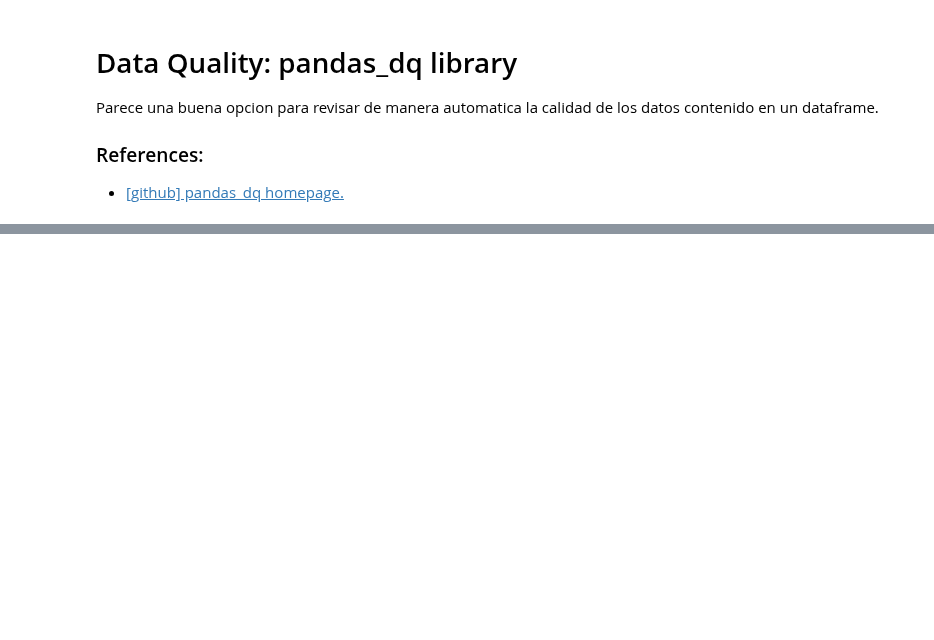
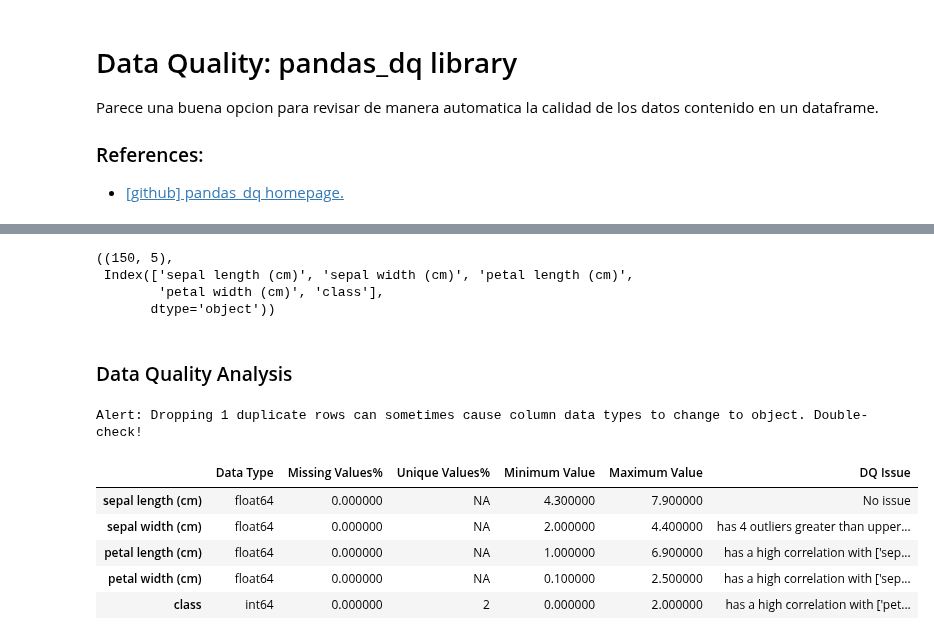
Before and after one commit to jmquintana79/utilsDS, a Jupyter notebook: notebooks/analysis/analysis_data_quality/data_quality-pandas_dq.ipynb, the cells around one changed output, grey strips where cells are left out. Cells and saved outputs as stored; diff of their text form; code cells hidden in the pictures; blank space fills up the shorter version.

```diff
--- a/notebooks/analysis/analysis_data_quality/data_quality-pandas_dq.ipynb
+++ b/notebooks/analysis/analysis_data_quality/data_quality-pandas_dq.ipynb
@@ -48,0 +83,25 @@ data.shape
+# %%
+# load dataset
+dataset = load_iris()
+dataset.keys()
+# dataset to df
+data = pd.DataFrame(dataset.data, columns = dataset.feature_names)
+data['class'] = dataset.target
+data.shape, data.columns
+# %% [output]
+((150, 5),
+ Index(['sepal length (cm)', 'sepal width (cm)', 'petal length (cm)',
+        'petal width (cm)', 'class'],
+       dtype='object'))
+# %% [markdown]
+### Data Quality Analysis
+# %%
+df_report = dq_report(data, target = "class", csv_engine="pandas", verbose=1)
+# %% [output]
+Alert: Dropping 1 duplicate rows can sometimes cause column data types to change to object. Double-check!
+|  | Data Type | Missing Values% | Unique Values% | Minimum Value | Maximum Value | DQ Issue |
+| sepal length (cm) | float64 | 0.000000 | NA | 4.300000 | 7.900000 | No issue |
+| sepal width (cm) | float64 | 0.000000 | NA | 2.000000 | 4.400000 | has 4 outliers greater than upper... |
+| petal length (cm) | float64 | 0.000000 | NA | 1.000000 | 6.900000 | has a high correlation with ['sep... |
+| petal width (cm) | float64 | 0.000000 | NA | 0.100000 | 2.500000 | has a high correlation with ['sep... |
+| class | int64 | 0.000000 | 2 | 0.000000 | 2.000000 | has a high correlation with ['pet... |
```
Also changed, not shown: parts of 14 cells of this notebook.
